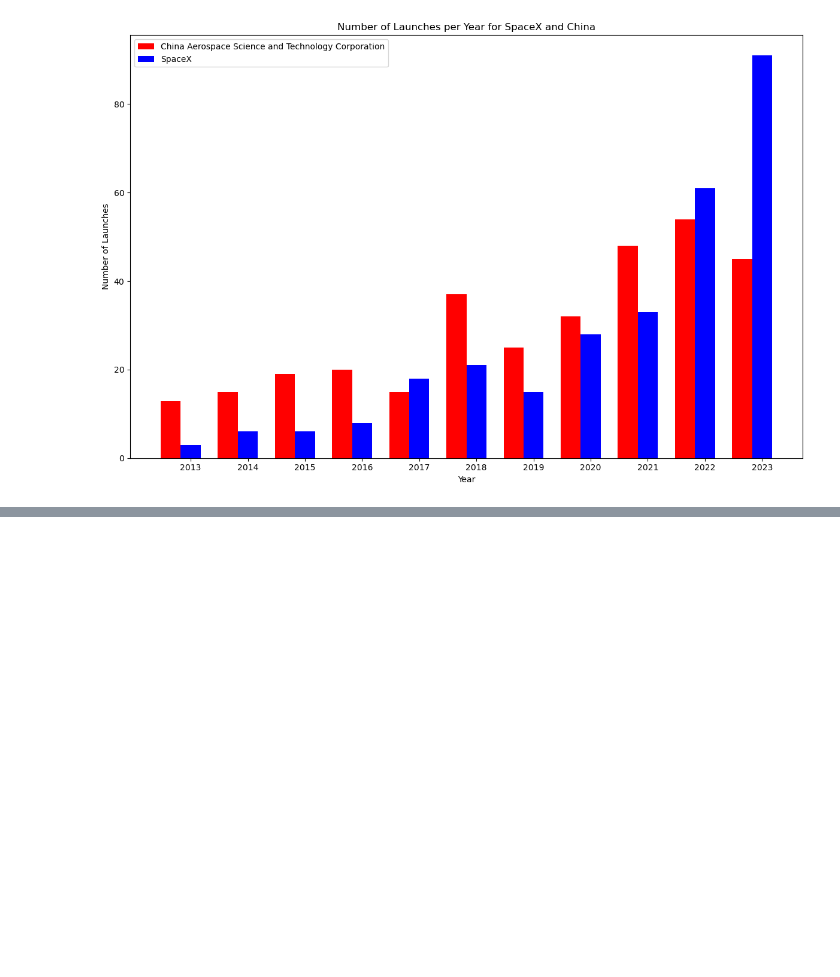
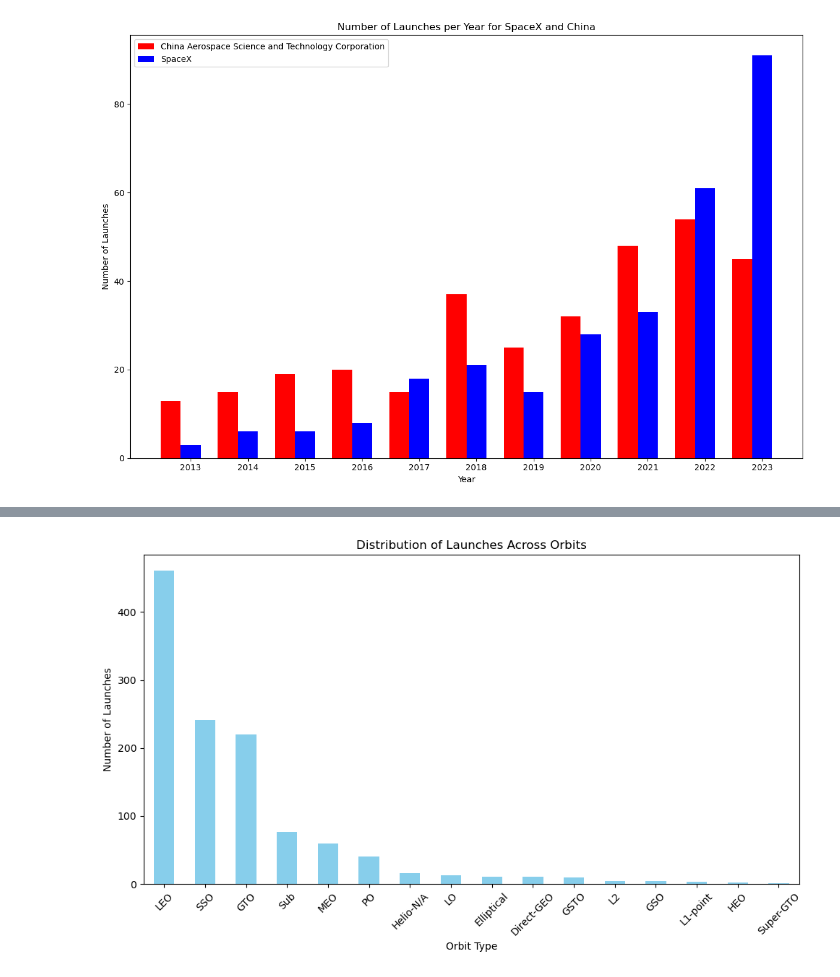
Before and after one commit to sfolkman4/Rocket-Launches, a Jupyter notebook: main.ipynb, the cells around one changed output, grey strips where cells are left out. Saved outputs shown, nothing was run; the diff lists cells and outputs as text; code cells hidden in the pictures; blank space fills up the shorter version.

```diff
--- a/main.ipynb
+++ b/main.ipynb
@@ -36,6 +78,6 @@ df
 # %%
 # List of columns you want to remove
-columns_to_remove = ["id", "url", "slug", "status", "last_updated", "net", "net_precision", "window_end", "launcher", "infographic", "type"]
+columns_to_remove = ["id", "url", "slug", "status", "last_updated", "net", "net_precision", "window_end", "probability", "weather_concerns", "holdreason", "failreason", "hashtag", "webcast_live", "infographic", "program", "type", "rocket", "orbital_launch_attempt_count", "orbital_launch_attempt_count_year"]
 # %%
 # Removing the specified columns
 df = df.drop(columns=columns_to_remove)
@@ -208,0 +307,14 @@ plt.show()
+# %%
+# Assuming the orbit information is in the 'orbit' column
+orbit_counts = df['orbit'].value_counts()
+
+plt.figure(figsize=(10, 6))
+orbit_counts.plot(kind='bar', color='skyblue')
+plt.title('Distribution of Launches Across Orbits')
+plt.xlabel('Orbit Type')
+plt.ylabel('Number of Launches')
+plt.xticks(rotation=45)  # Rotate x-axis labels for better readability
+plt.tight_layout()
+plt.show()
+# %% [output]
+[figure, added]
```
Also changed, not shown: parts of 19 cells of this notebook, 1 other file.
